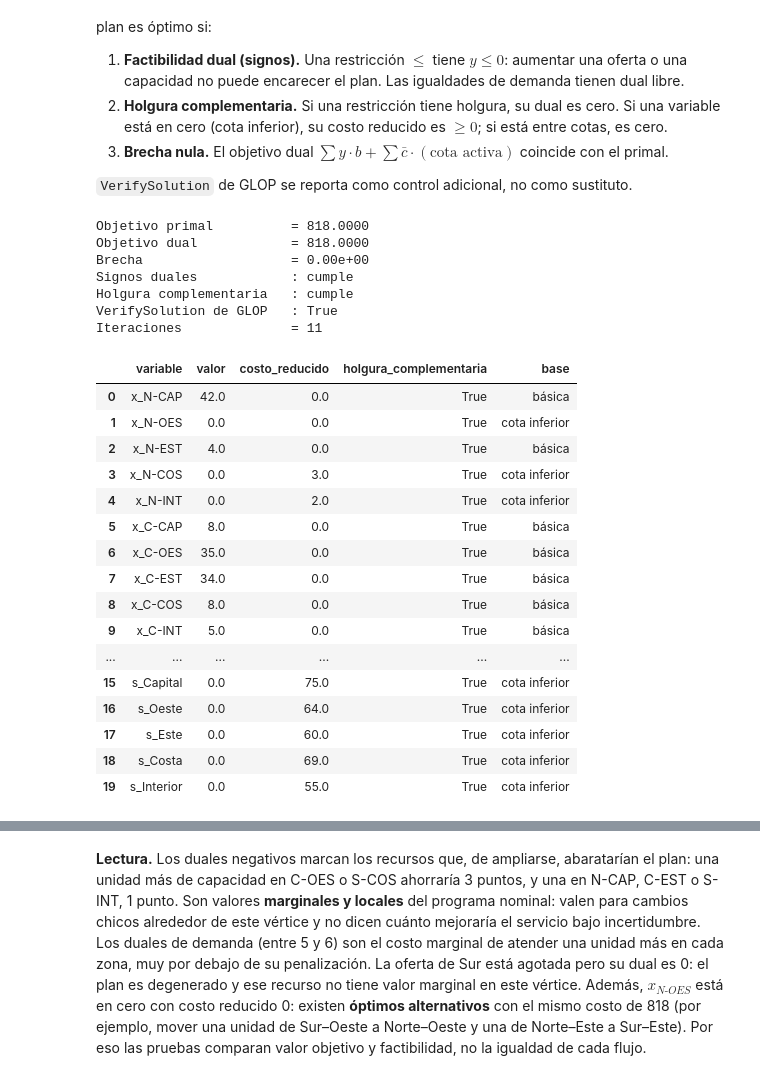
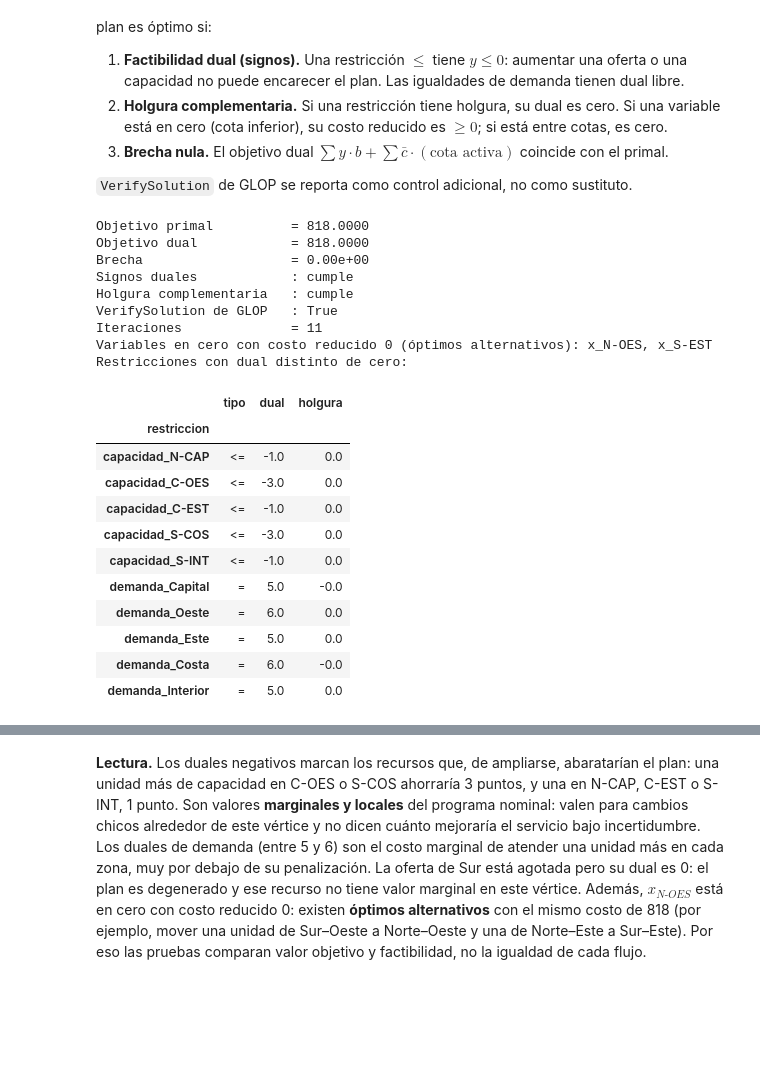
Before and after one commit to LorennMarque/OR-final-austral-2026, a Jupyter notebook: notebooks/part1_primal.ipynb, the cells around one changed output, grey strips where cells are left out. Saved outputs shown, nothing was run; the diff lists cells and outputs as text; code cells hidden in the pictures; blank space fills up the shorter version.

```diff
--- a/notebooks/part1_primal.ipynb
+++ b/notebooks/part1_primal.ipynb
@@ -262,22 +267,17 @@ from src.graficos import block, line, s, x
 
 centers = origins["origin"].tolist()
 zones = destinations["destination"].tolist()
-routes_ix = routes.set_index(["origin", "destination"]).sort_index()
 
-parts = []
-for origin in centers:
-    for zone in zones:
-        parts.append(line(
-            f"{x(origin, zone)} = unidades enviadas de {origin} a {zone}",
-        ))
-    parts.append("<div style='height:8px'></div>")
-for zone in zones:
-    parts.append(line(f"{s(zone)} = unidades no atendidas en {zone}"))
-
-parts.append("<div style='height:14px'></div>")
-parts.append(line(f"{x('i', 'j')} = flujo planificado del centro i a la zona j, en unidades logísticas por semana"))
-parts.append(line("i = " + ", ".join(centers)))
-parts.append(line("j = " + ", ".join(zones)))
-parts.append(line(f"{s('j')} = faltante de la zona j, en unidades logísticas por semana"))
+parts = [
+    line(f"{x('i', 'j')} = flujo planificado del centro i a la zona j, en unidades logísticas por semana",
+         f"({len(routes)} variables, una por ruta habilitada)"),
+    line(f"{s('j')} = faltante de la zona j, en unidades logísticas por semana", f"({len(zones)} variables)"),
+    line("i ∈ {" + ", ".join(centers) + "}"),
+    line("j ∈ {" + ", ".join(zones) + "}"),
+    "<div style='height:10px'></div>",
+    line("<b>Por ejemplo</b>"),
+    line(f"{x(centers[0], zones[0])} = unidades enviadas de {centers[0]} a {zones[0]}"),
+    line(f"{s(zones[-1])} = unidades no atendidas en {zones[-1]}"),
+]
 HTML(block(parts))
 # %% [output]
@@ -585,39 +546,40 @@ Con la convención de OR-Tools para minimizar, el dual $y$ de una restricción e
 # %%
 cert = certificado(nominal)
 resumen_cert = cert["resumen"]
 assert resumen_cert["certificado_ok"], resumen_cert
 
 print(f"Objetivo primal          = {resumen_cert['objetivo_primal']:.4f}")
 print(f"Objetivo dual            = {resumen_cert['objetivo_dual']:.4f}")
 print(f"Brecha                   = {resumen_cert['brecha']:.2e}")
 print(f"Signos duales            : {'cumple' if resumen_cert['signos_duales_ok'] else 'NO cumple'}")
 print(f"Holgura complementaria   : {'cumple' if resumen_cert['holgura_complementaria_ok'] else 'NO cumple'}")
 print(f"VerifySolution de GLOP   : {resumen_cert['verify_solution_glop']}")
 print(f"Iteraciones              = {resumen_cert['iteraciones']}")
-display(cert["variables"].round(4))
-display(cert["restricciones"].round(4))
+variables = cert["variables"]
+en_cero = variables.loc[(variables["valor"].abs() <= TOL) & (variables["costo_reducido"].abs() <= TOL), "variable"]
+print("Variables en cero con costo reducido 0 (óptimos alternativos):", ", ".join(en_cero) or "ninguna")
+print("Restricciones con dual distinto de cero:")
+display(cert["restricciones"].loc[cert["restricciones"]["dual"].abs() > TOL, ["restriccion", "tipo", "dual", "holgura"]]
+        .round(4).set_index("restriccion"))
 # %% [output]
 Objetivo primal          = 818.0000
 Objetivo dual            = 818.0000
 Brecha                   = 0.00e+00
 Signos duales            : cumple
 Holgura complementaria   : cumple
 VerifySolution de GLOP   : True
 Iteraciones              = 11
+Variables en cero con costo reducido 0 (óptimos alternativos): x_N-OES, x_S-EST
+Restricciones con dual distinto de cero:
-|  | variable | valor | costo_reducido | holgura_complementaria | base |
-| 0 | x_N-CAP | 42.0 | 0.0 | True | básica |
-| 1 | x_N-OES | 0.0 | 0.0 | True | cota inferior |
-| 2 | x_N-EST | 4.0 | 0.0 | True | básica |
-| 3 | x_N-COS | 0.0 | 3.0 | True | cota inferior |
-| 4 | x_N-INT | 0.0 | 2.0 | True | cota inferior |
-| 5 | x_C-CAP | 8.0 | 0.0 | True | básica |
-| 6 | x_C-OES | 35.0 | 0.0 | True | básica |
-| 7 | x_C-EST | 34.0 | 0.0 | True | básica |
-| 8 | x_C-COS | 8.0 | 0.0 | True | básica |
-| 9 | x_C-INT | 5.0 | 0.0 | True | básica |
-| ... | ... | ... | ... | ... | ... |
-| 15 | s_Capital | 0.0 | 75.0 | True | cota inferior |
-| 16 | s_Oeste | 0.0 | 64.0 | True | cota inferior |
-| 17 | s_Este | 0.0 | 60.0 | True | cota inferior |
-| 18 | s_Costa | 0.0 | 69.0 | True | cota inferior |
-| 19 | s_Interior | 0.0 | 55.0 | True | cota inferior |
+|  | tipo | dual | holgura |
+| restriccion |  |  |  |
+| capacidad_N-CAP | <= | -1.0 | 0.0 |
+| capacidad_C-OES | <= | -3.0 | 0.0 |
+| capacidad_C-EST | <= | -1.0 | 0.0 |
+| capacidad_S-COS | <= | -3.0 | 0.0 |
+| capacidad_S-INT | <= | -1.0 | 0.0 |
+| demanda_Capital | = | 5.0 | -0.0 |
+| demanda_Oeste | = | 6.0 | 0.0 |
+| demanda_Este | = | 5.0 | 0.0 |
+| demanda_Costa | = | 6.0 | -0.0 |
+| demanda_Interior | = | 5.0 | 0.0 |
```
Also changed, not shown: parts of 17 cells of this notebook, 9 other files.
